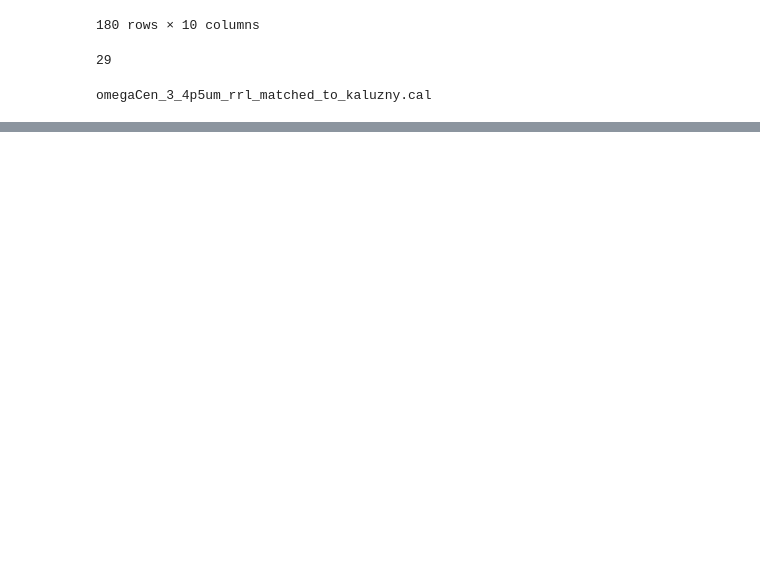
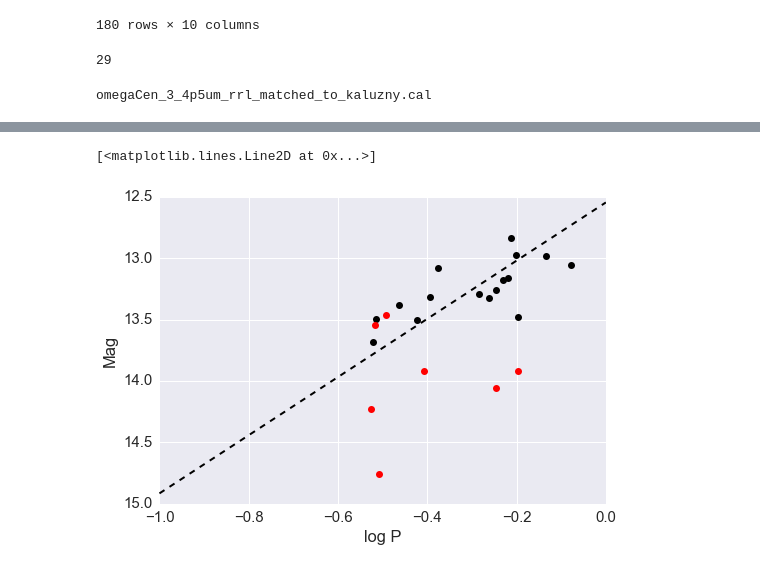
Before and after one commit to vickyscowcroft/ipython_notebooks, a Jupyter notebook: matching_to_kaluzny.ipynb, the cells around one changed output, grey strips where cells are left out. Saved outputs shown, nothing was run; the diff lists cells and outputs as text; code cells hidden in the pictures; blank space fills up the shorter version.

```diff
--- a/matching_to_kaluzny.ipynb
+++ b/matching_to_kaluzny.ipynb
@@ -358,0 +392,9 @@ for epochs in np.arange(len(mjds)):
+# %%
+#### now reject some shit
+
+## first rejecting on obviously bad matches
+
+huge_df['reject'] = False
+hdu_list = fits.open(ref_image)
+image_data = hdu_list[0].data
+hdu_list.close()
@@ -358,0 +529,39 @@ for epochs in np.arange(len(mjds)):
+# %%
+
+### Doing some quality checks on the matching
+mp.close()
+mp.clf()
+axp1 = mp.subplot(111)
+
+lp1 = np.arange(-1., 1, 1)
+def pl1(logp, zp):
+    return -2.370 * logp + zp
+
+huge_df['logP'] = np.log10(huge_df.Period)
+#huge_df.logP[np.where(huge_df['Type']=='RR1')] = np.log10(huge_df.Period) + 0.127
+
+#huge_df['logP'][np.where(huge_df['Type']=='RR1')] = huge_df['logP'] + 0.127
+
+popt, pcov = curve_fit(pl1,huge_df.logP[huge_df.reject==False],huge_df.mag[huge_df.reject==False])
+zp = popt[0]
+ezp = np.sqrt(float(pcov[0]))
+
+mp.gca().invert_yaxis()
+mp.xlabel('log P')
+mp.ylabel('Mag')
+#axp1.errorbar(huge_df.logP[huge_df.reject==False], huge_df.mag[huge_df.reject==False], yerr=huge_df.err[huge_df.reject==False], color='k', ls='none')
+
+
+#axp1.errorbar(huge_df.logP[huge_df.reject==True], huge_df.mag[huge_df.reject==True], yerr=huge_df.err[huge_df.reject==True], color='r', ls='none')
+
+
+#axp1.errorbar(huge_df.logP[huge_df.reject==True], huge_df.mag[huge_df.reject==True], yerr=huge_df.err[huge_df.reject==True], color='red', ls='none')
+
+axp1.plot(huge_df.logP[huge_df.reject==False], huge_df.mag[huge_df.reject==False], 'ko')
+
+axp1.plot(huge_df.logP[huge_df.reject==True], huge_df.mag[huge_df.reject==True], 'o', color='red')
+
+axp1.plot(lp1, -2.370*lp1 + zp, 'k--')
+# %% [output]
+[<matplotlib.lines.Line2D at 0x...>]
+[figure, added]
```
Also changed, not shown: parts of 26 cells of this notebook.
